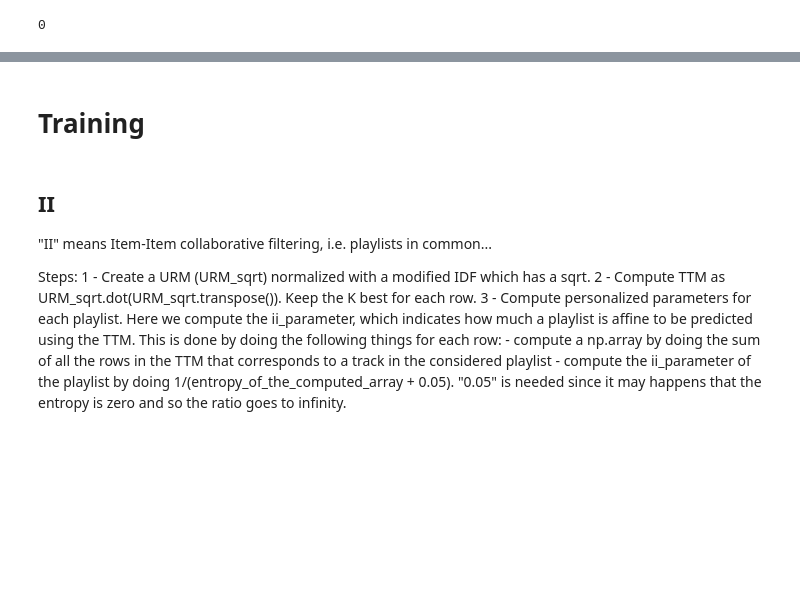
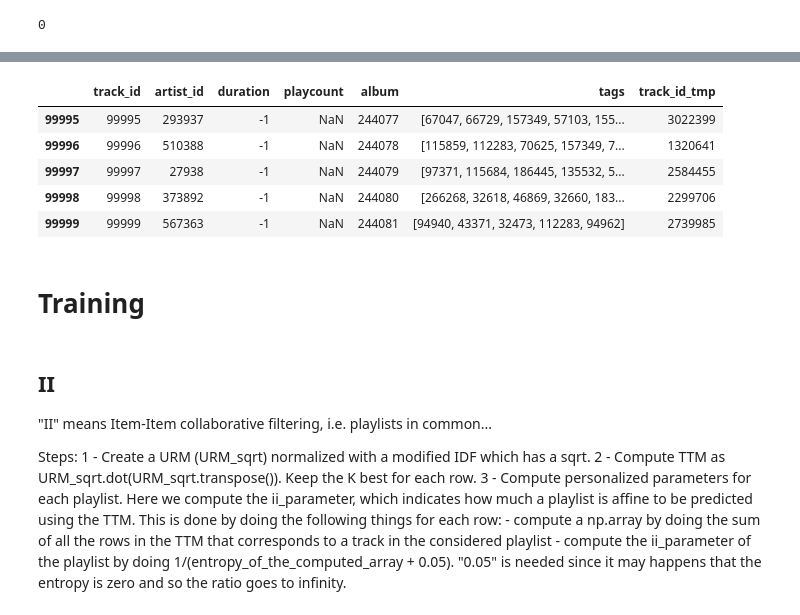
Before and after one commit to battuzz/RS_Challenge, a Jupyter notebook: fabio_CBF_with_parameters.ipynb, the cells around one changed output, grey strips where cells are left out. Drawn from its saved outputs; the diff is of its cells as text; code cells hidden in the pictures; blank space fills up the shorter version.

```diff
--- a/fabio_CBF_with_parameters.ipynb
+++ b/fabio_CBF_with_parameters.ipynb
@@ -347,7 +292,9 @@ tracks.tail()
 def transform_album_sim(tr_id):
     tot = np.zeros((1,max(tracks.album)+1))[0]
     for pl_id in track_playlists.loc[tr_id].playlist_ids:
-        tot += np.log(UAM_album_no_norm[pl_id].toarray()[0] + 1)
+        ar = UAM_album_no_norm[pl_id].toarray()[0]
+        tot += np.log(ar + 1)
+        #tot += ar.clip(max=1)
     if tot.max() != 0:
         best_1 = tot.argmax()
         best_2 = tot.argpartition(len(tot)-2)[-2]
@@ -418,0 +337,9 @@ len(tracks[tracks.album == 0])
+# %%
+# Count distinct tags
+tag_tracks = {}
+for row in tracks.itertuples():
+    for tag in row.tags:
+        if tag in tag_tracks:
+            tag_tracks[tag].append(row.track_id)
+        else:
+            tag_tracks[tag] = [row.track_id]
@@ -418,0 +408,2 @@ len(tracks[tracks.album == 0])
+# %%
+UTM, UTM_no_norm = get_UTM(tracks, playlist_tracks, tag_tracks, norm="okapi", best_tag=False)
@@ -418,0 +428,19 @@ len(tracks[tracks.album == 0])
+# %%
+def get_tags_sim(tr_id):
+    tot = csr_matrix((1,max(tag_tracks)+1))
+    tr_row = track_playlists.loc[tr_id]
+    for pl_id in tr_row.playlist_ids:
+        tot += UTM[pl_id]
+    tot = tot.toarray()[0]
+    return tot.argsort()[::-1][0:5]
+
+
+corrected_tags = 0
+for row in tracks[tracks.track_id.isin(track_playlists.track_id)].itertuples():
+    if len(row.tags) == 0:
+        new_tags = get_tags_sim(row.track_id)
+        tracks.set_value(row.track_id, "tags", new_tags)
+
+        corrected_tags += 1
+        if corrected_tags % 100 == 0:
+            print(corrected_tags)
@@ -419,3 +465,12 @@ len(tracks[tracks.album == 0])
+# %%
+tracks.tail()
+# %% [output]
+|  | track_id | artist_id | duration | playcount | album | tags | track_id_tmp |
+| 99995 | 99995 | 293937 | -1 | NaN | 244077 | [67047, 66729, 157349, 57103, 155... | 3022399 |
+| 99996 | 99996 | 510388 | -1 | NaN | 244078 | [115859, 112283, 70625, 157349, 7... | 1320641 |
+| 99997 | 99997 | 27938 | -1 | NaN | 244079 | [97371, 115684, 186445, 135532, 5... | 2584455 |
+| 99998 | 99998 | 373892 | -1 | NaN | 244080 | [266268, 32618, 46869, 32660, 183... | 2299706 |
+| 99999 | 99999 | 567363 | -1 | NaN | 244081 | [94940, 43371, 32473, 112283, 94962] | 2739985 |
 # %% [markdown]
 # Training
 # %% [markdown]
```
Also changed, not shown: parts of 121 cells of this notebook, 1 other file.
